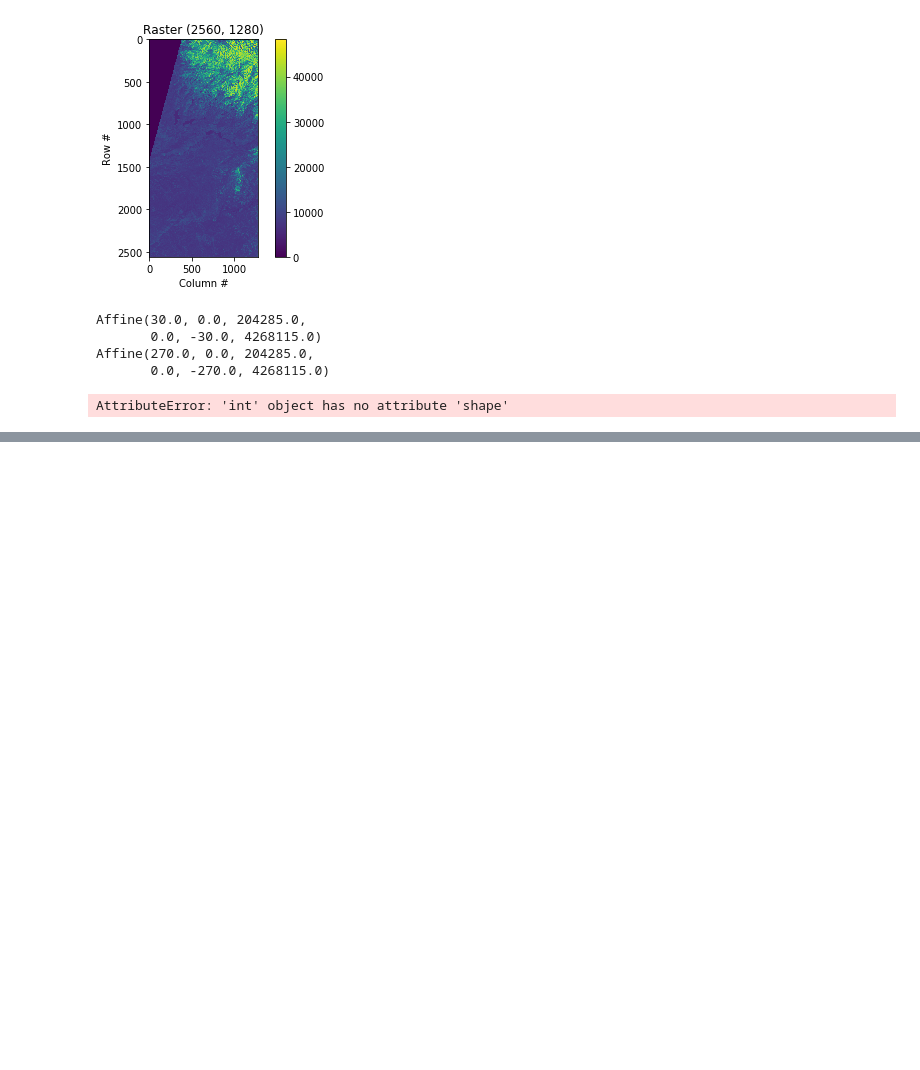
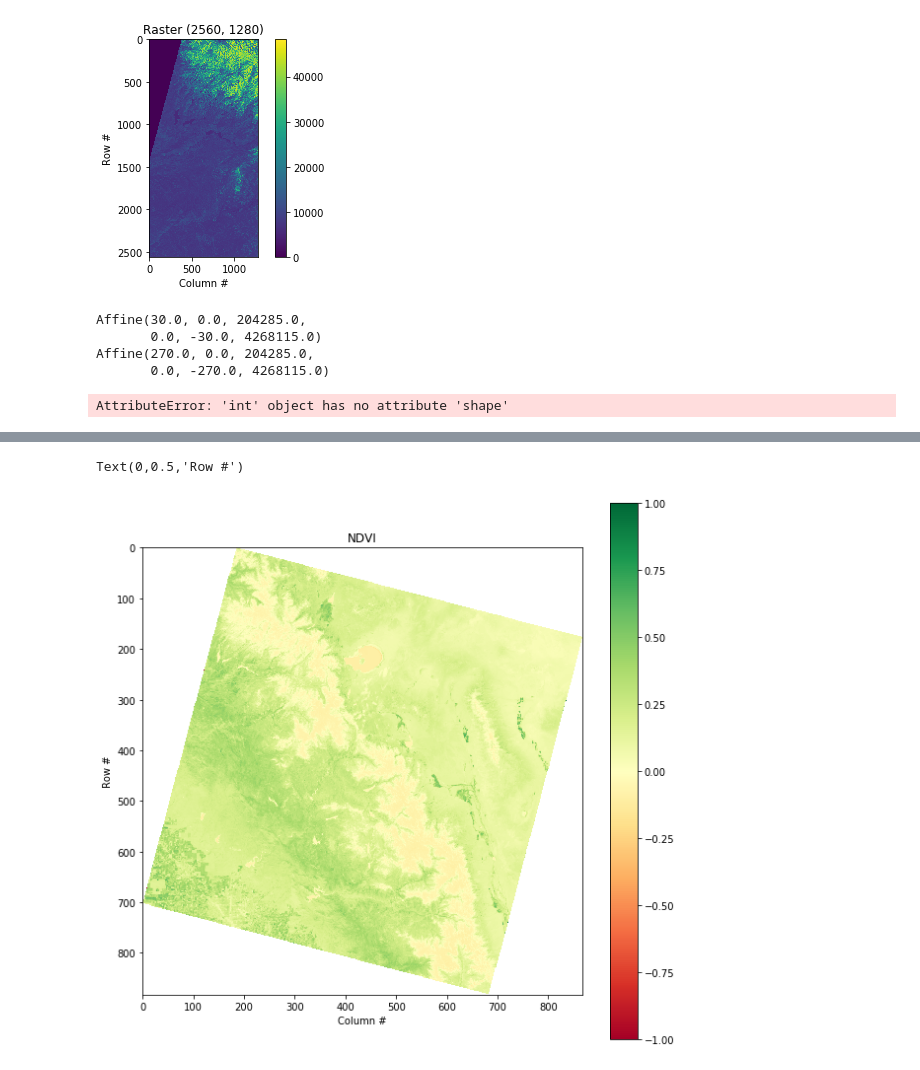
Before and after one commit to spestana/tutorial_contents, a Jupyter notebook: raster/notebooks/NDVI-landsat-8-from-2017.ipynb, the cells around one changed output, grey strips where cells are left out. Cells and saved outputs as stored; diff of their text form; code cells hidden in the pictures; blank space fills up the shorter version.

```diff
--- a/raster/notebooks/NDVI-landsat-8-from-2017.ipynb
+++ b/raster/notebooks/NDVI-landsat-8-from-2017.ipynb
@@ -142,0 +172,24 @@ with rasterio.open(RED_BAND) as raster:
+# %%
+def calc_ndvi(nir,red):
+    '''Calculate NDVI from integer arrays'''
+    nir = nir.astype('f4')
+    red = red.astype('f4')
+    ndvi = (nir - red) / (nir + red)
+    return ndvi
+
+plt.figure(0,figsize=(10,10))
+ndvi = calc_ndvi(nir,red)
+plt.imshow(ndvi, cmap='RdYlGn')
+plt.colorbar()
+plt.title('NDVI')
+plt.xlabel('Column #')
+plt.ylabel('Row #')
+
+
+#rasterio.open("newfile.tif", 'w', driver='GTiff', height=data_array.shape[0],
+#                       width=data_array.shape[1], count=1, dtype=data_array.dtype,
+#                       crs=original_image.crs, transform=original_image.transform)
+#
+# %% [output]
+Text(0,0.5,'Row #')
+[figure, added]
```
Also changed, not shown: parts of 4 cells of this notebook.
